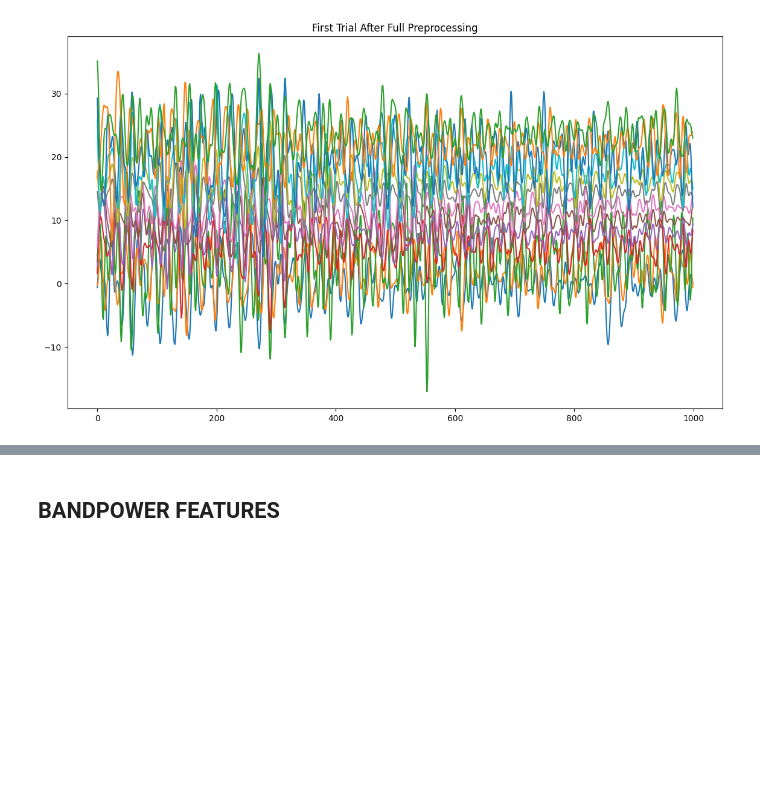
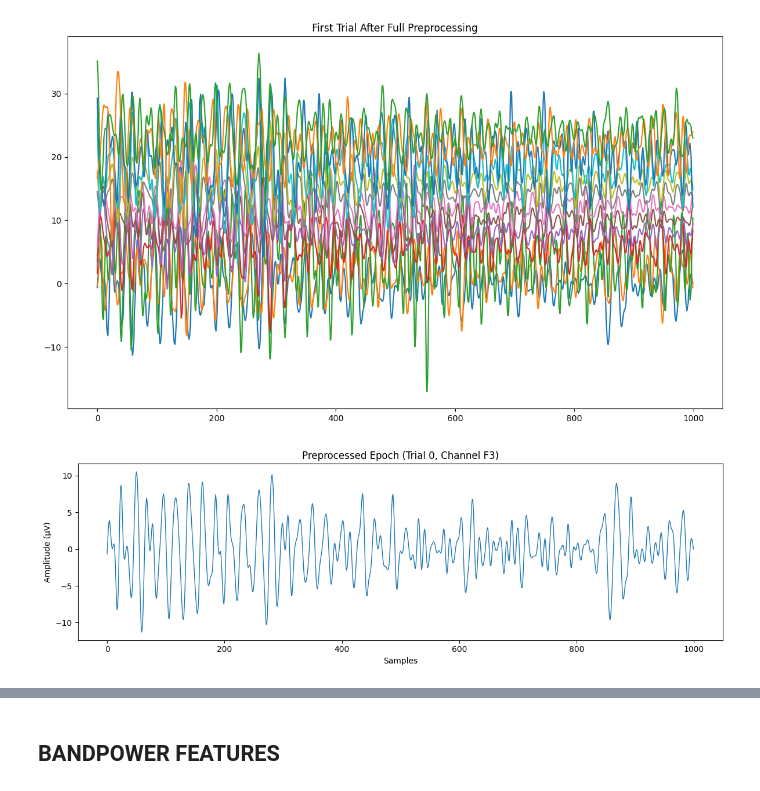
Before and after one commit to kkipngenokoech/MI, a Jupyter notebook: MI.ipynb, the cells around one changed output, grey strips where cells are left out. Cells and saved outputs as stored; diff of their text form; code cells hidden in the pictures; blank space fills up the shorter version.

```diff
--- a/MI.ipynb
+++ b/MI.ipynb
@@ -233,3 +271,17 @@ plt.title("First Trial After Full Preprocessing")
 plt.show()
 # %% [output]
 [figure]
+# %%
+def plot_preprocessed_epoch(X_all, y_all, ch_labels, trial=0, ch=0):
+    sig = X_all[trial, ch]
+
+    plt.figure(figsize=(12,4))
+    plt.plot(sig, linewidth=1)
+    plt.title(f"Preprocessed Epoch (Trial {trial}, Channel {ch_labels[ch]})")
+    plt.xlabel("Samples")
+    plt.ylabel("Amplitude (µV)")
+    plt.tight_layout()
+    plt.show()
+plot_preprocessed_epoch(X_all, y_all, ch_labels, trial=0, ch=0)
+# %% [output]
+[figure, added]
```
Also changed, not shown: parts of 15 cells of this notebook.
